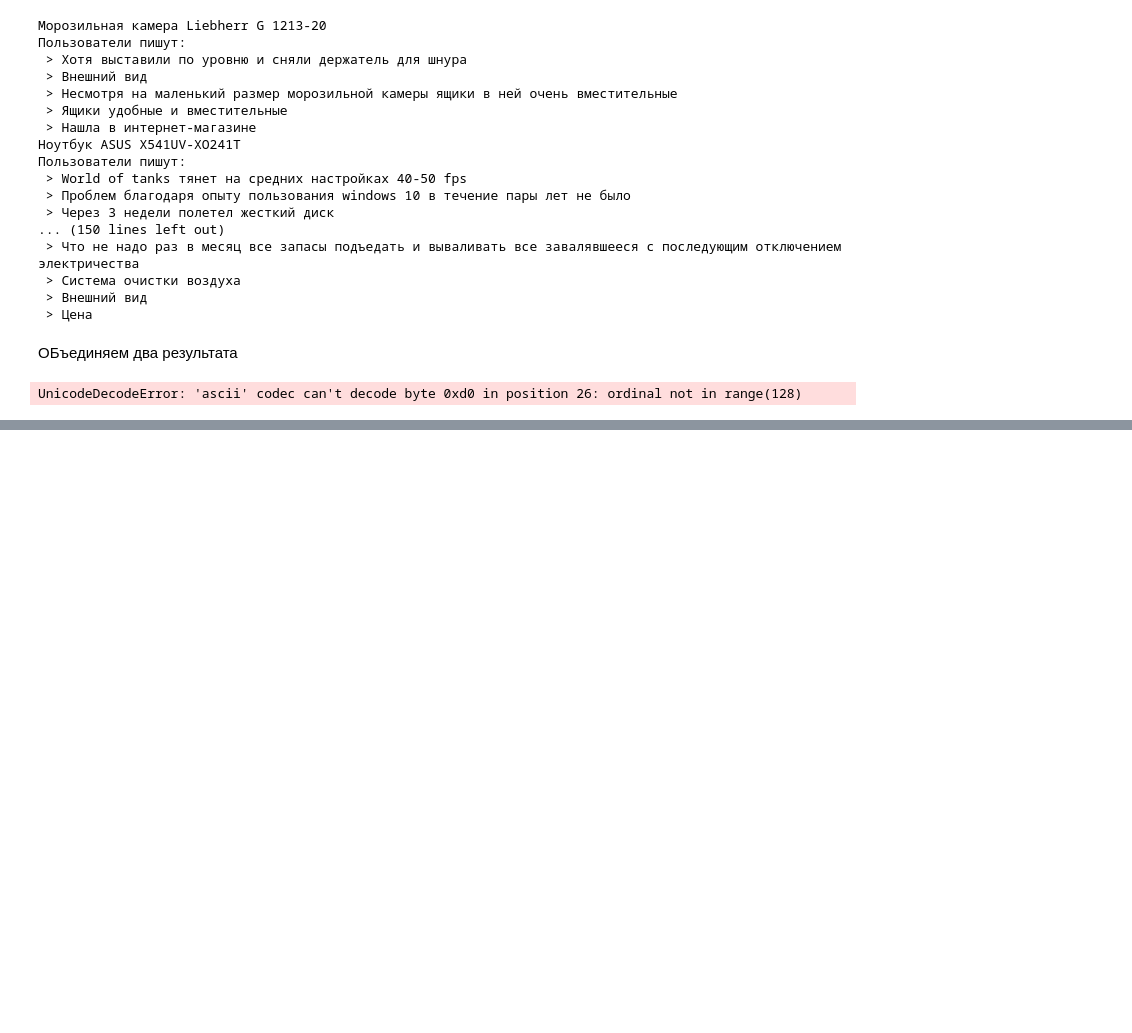
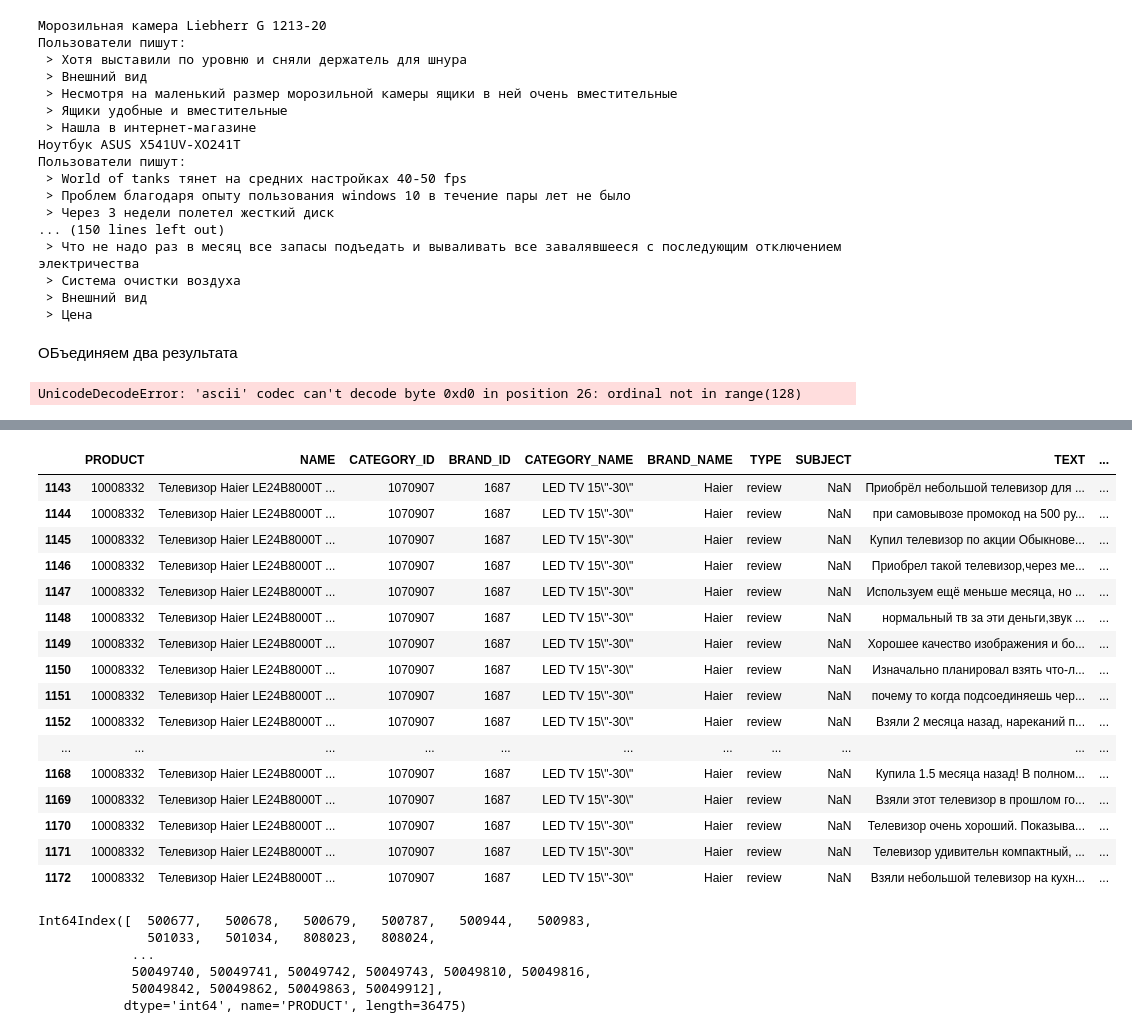
Before and after one commit to avidale/mvideo_hack, a Jupyter notebook: exploratory/metacomment.ipynb, the cells around one changed output, grey strips where cells are left out. Saved outputs shown, nothing was run; the diff lists cells and outputs as text; code cells hidden in the pictures; blank space fills up the shorter version.

```diff
--- a/exploratory/metacomment.ipynb
+++ b/exploratory/metacomment.ipynb
@@ -1052,0 +1077,29 @@ pickle.load(open('syntetic.pkl', 'rb'))
+# %%
+d_new[d_new.PRODUCT==10008332]
+# %% [output]
+|  | PRODUCT | NAME | CATEGORY_ID | BRAND_ID | CATEGORY_NAME | BRAND_NAME | TYPE | SUBJECT | TEXT | ... |
+| 1143 | 10008332 | Телевизор Haier LE24B8000T ... | 1070907 | 1687 | LED TV 15\"-30\" | Haier | review | NaN | Приобрёл небольшой телевизор для ... | ... |
+| 1144 | 10008332 | Телевизор Haier LE24B8000T ... | 1070907 | 1687 | LED TV 15\"-30\" | Haier | review | NaN | при самовывозе промокод на 500 ру... | ... |
+| 1145 | 10008332 | Телевизор Haier LE24B8000T ... | 1070907 | 1687 | LED TV 15\"-30\" | Haier | review | NaN | Купил телевизор по акции Обыкнове... | ... |
+| 1146 | 10008332 | Телевизор Haier LE24B8000T ... | 1070907 | 1687 | LED TV 15\"-30\" | Haier | review | NaN | Приобрел такой телевизор,через ме... | ... |
+| 1147 | 10008332 | Телевизор Haier LE24B8000T ... | 1070907 | 1687 | LED TV 15\"-30\" | Haier | review | NaN | Используем ещё меньше месяца, но ... | ... |
+| 1148 | 10008332 | Телевизор Haier LE24B8000T ... | 1070907 | 1687 | LED TV 15\"-30\" | Haier | review | NaN | нормальный тв за эти деньги,звук ... | ... |
+| 1149 | 10008332 | Телевизор Haier LE24B8000T ... | 1070907 | 1687 | LED TV 15\"-30\" | Haier | review | NaN | Хорошее качество изображения и бо... | ... |
+| 1150 | 10008332 | Телевизор Haier LE24B8000T ... | 1070907 | 1687 | LED TV 15\"-30\" | Haier | review | NaN | Изначально планировал взять что-л... | ... |
+| 1151 | 10008332 | Телевизор Haier LE24B8000T ... | 1070907 | 1687 | LED TV 15\"-30\" | Haier | review | NaN | почему то когда подсоединяешь чер... | ... |
+| 1152 | 10008332 | Телевизор Haier LE24B8000T ... | 1070907 | 1687 | LED TV 15\"-30\" | Haier | review | NaN | Взяли 2 месяца назад, нареканий п... | ... |
+| ... | ... | ... | ... | ... | ... | ... | ... | ... | ... | ... |
+| 1168 | 10008332 | Телевизор Haier LE24B8000T ... | 1070907 | 1687 | LED TV 15\"-30\" | Haier | review | NaN | Купила 1.5 месяца назад! В полном... | ... |
+| 1169 | 10008332 | Телевизор Haier LE24B8000T ... | 1070907 | 1687 | LED TV 15\"-30\" | Haier | review | NaN | Взяли этот телевизор в прошлом го... | ... |
+| 1170 | 10008332 | Телевизор Haier LE24B8000T ... | 1070907 | 1687 | LED TV 15\"-30\" | Haier | review | NaN | Телевизор очень хороший. Показыва... | ... |
+| 1171 | 10008332 | Телевизор Haier LE24B8000T ... | 1070907 | 1687 | LED TV 15\"-30\" | Haier | review | NaN | Телевизор удивительн компактный, ... | ... |
+| 1172 | 10008332 | Телевизор Haier LE24B8000T ... | 1070907 | 1687 | LED TV 15\"-30\" | Haier | review | NaN | Взяли небольшой телевизор на кухн... | ... |
+# %%
+text_by_product.index
+# %% [output]
+Int64Index([  500677,   500678,   500679,   500787,   500944,   500983,
+              501033,   501034,   808023,   808024,
+            ...
+            50049740, 50049741, 50049742, 50049743, 50049810, 50049816,
+            50049842, 50049862, 50049863, 50049912],
+           dtype='int64', name='PRODUCT', length=36475)
```
Also changed, not shown: parts of 5 cells of this notebook, 2 other files.
